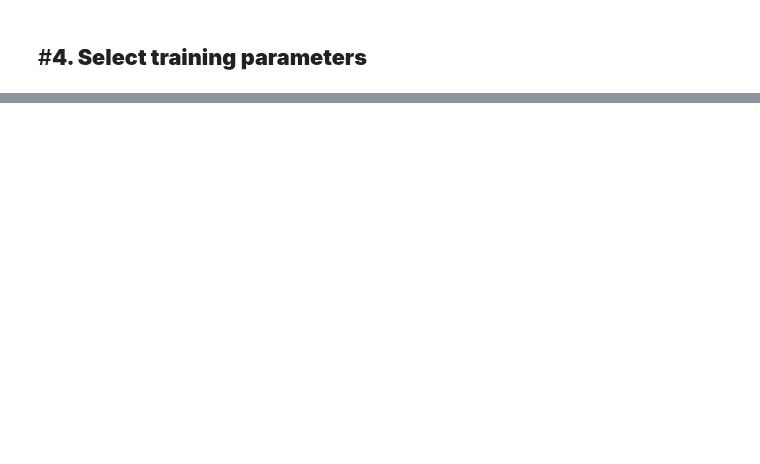
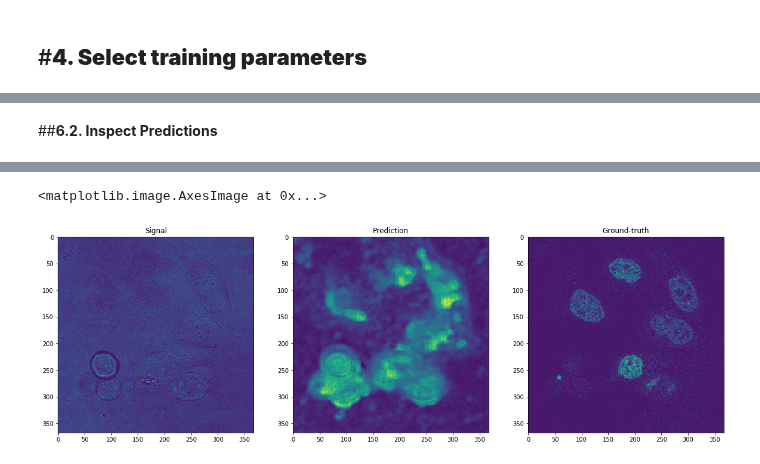
Before and after one commit to HenriquesLab/ZeroCostDL4Mic, a Jupyter notebook: Colab_notebooks/Artificial_labelling_fnet_v1.ipynb, the cells around one changed output, grey strips where cells are left out. Drawn from its saved outputs; the diff is of its cells as text; code cells hidden in the pictures; blank space fills up the shorter version.

```diff
--- a/Colab_notebooks/Artificial_labelling_fnet_v1.ipynb
+++ b/Colab_notebooks/Artificial_labelling_fnet_v1.ipynb
@@ -573,0 +540,35 @@ shutil.rmtree('/content/drive/My Drive/Zero-Cost Deep-Learning to Enhance Micros
+# %% [markdown]
+##**6.2. Inspect Predictions**
+# %%
+!pip install matplotlib==2.2.3
+import numpy as np
+import matplotlib.pyplot as plt
+from skimage import io
+import os
+
+#@markdown Which image would you like to view? This should be an image from the folder */results/3d/***your_dataset***/test/*.
+image = "00" #@param {type:"string"}
+os.chdir('/content/gdrive/My Drive/pytorch_fnet/results/3d/'+dataset+'/test/'+image)
+
+#@markdown Which slice would you like to view?
+slice_number = 21 #@param {type:"number"}
+I = io.imread('signal.tiff')
+I = np.squeeze(I,axis=(0,))
+J = io.imread('prediction_'+dataset+'.tiff')
+J = np.squeeze(J,axis=(0,))
+K = io.imread('target.tiff')
+K = np.squeeze(K,axis=(0,))
+
+fig = plt.figure()
+fig.set_figheight(10)
+fig.set_figwidth(20)
+ax1 = fig.add_subplot(131)
+ax2 = fig.add_subplot(132)
+ax3 = fig.add_subplot(133)
+ax1.title.set_text('Signal')
+ax2.title.set_text('Prediction')
+ax3.title.set_text('Ground-truth')
+ax1.imshow(I[slice_number,:,:])
+ax2.imshow(J[slice_number,:,:])
+ax3.imshow(K[slice_number,:,:])
+# %% [output]
@@ -573,0 +584,2 @@ shutil.rmtree('/content/drive/My Drive/Zero-Cost Deep-Learning to Enhance Micros
+<matplotlib.image.AxesImage at 0x...>
+[figure, added]
```
Also changed, not shown: parts of 40 cells of this notebook, 12 other files.
